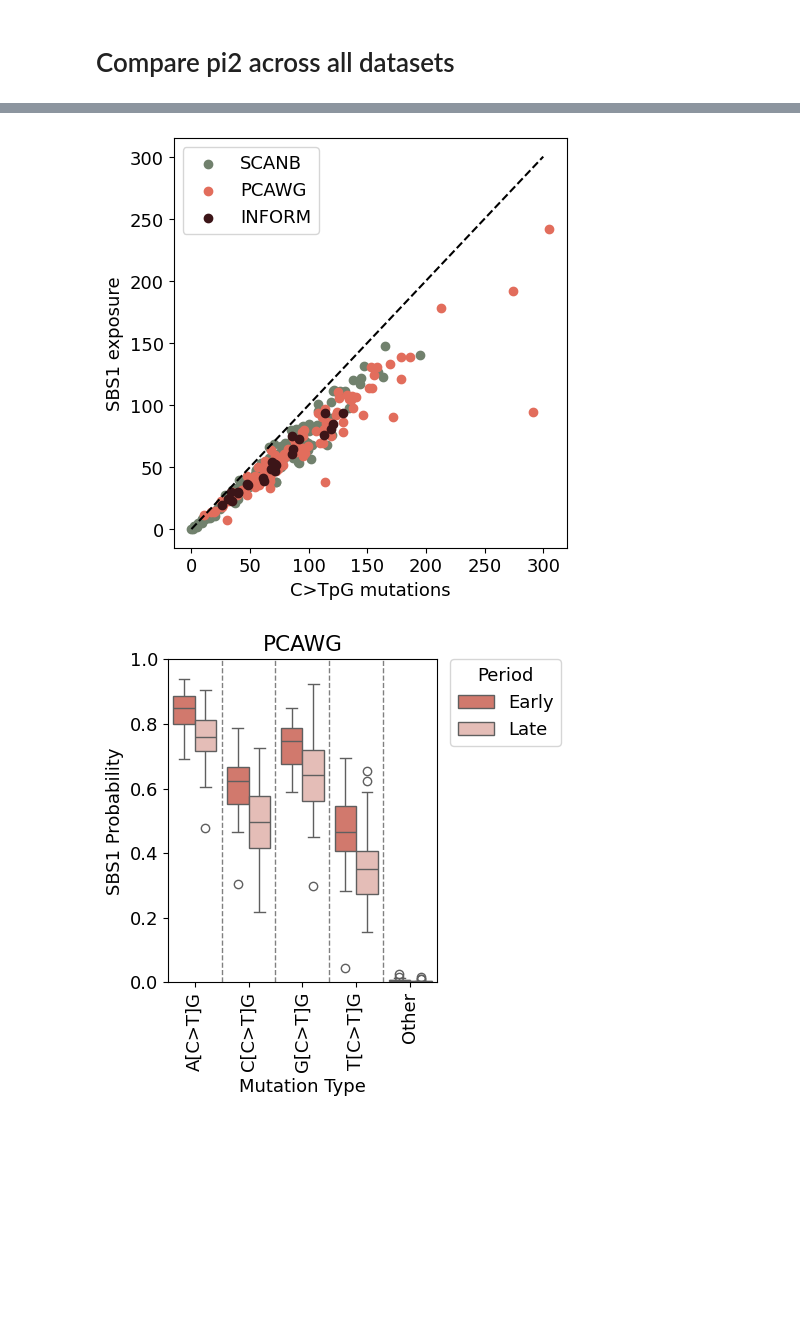
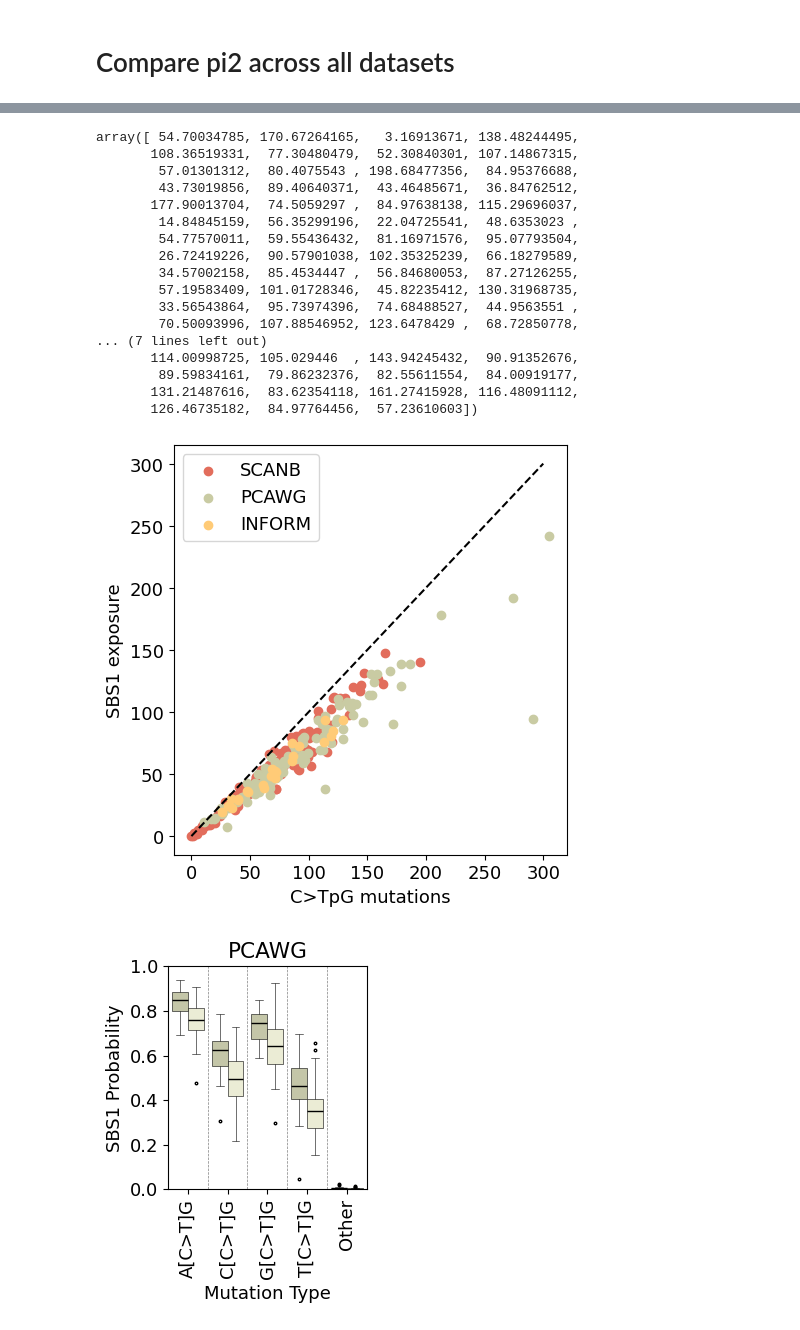
Before and after one commit to michandreop/HRDTimer, a Jupyter notebook: notebooks/paper_figures/Fig1.ipynb, the cells around one changed output, grey strips where cells are left out. Cells and saved outputs as stored; diff of their text form; code cells hidden in the pictures; blank space fills up the shorter version.

```diff
--- a/notebooks/paper_figures/Fig1.ipynb
+++ b/notebooks/paper_figures/Fig1.ipynb
@@ -115,9 +115,9 @@ In a future version of pandas all arguments of StringMethods.split except for th
 # Compare WGDTime (SBS1 and CpG) across three datasets breast
 # %%
 files = {
-    'INFORM': "INFORM_germline_filtered_Breast_WGD_HRD_TimingResults_v9_timing_nboot200.csv",
-    'SCANB': "SCANB_unfiltered_Breast_WGD_HRD_TimingResults_v9_timing_nboot200.csv",
-    'PCAWG': "PCAWG_Breast_WGD_HRD_TimingResults_v9_timing_nboot200.csv"
+    'SCANB': "/Users/michail/HMS Dropbox/Michail Andreopoulos/HRDTimer/data/output/SCANB_unfiltered_Breast_WGD_HRD_TimingResults_v9_timing_nboot200.csv",
+    'PCAWG': "/Users/michail/HMS Dropbox/Michail Andreopoulos/HRDTimer/data/output/PCAWG_Breast_WGD_HRD_TimingResults_timing_nboot200_0001.csv",
+    'INFORM': "/Users/michail/HMS Dropbox/Michail Andreopoulos/HRDTimer/data/output/INFORM_germline_filtered_Breast_WGD_HRD_TimingResults_v9_timing_nboot200.csv"
 }
 
 df_all = pd.concat([
@@ -145,7 +145,7 @@ plt.ylabel("WGDTime (C>TpG)")
 plt.title("WGDTime CpG vs SBS1 — All Datasets")
 plt.xlim(0, 1.02), plt.ylim(0, 1.02)
 plt.legend(), plt.tight_layout()
-plt.savefig("AAA_Apr25_plots/All_Cohorts_CpG_vs_SBS1.pdf", format='pdf', bbox_inches='tight')
+#plt.savefig("AAA_Apr25_plots/All_Cohorts_CpG_vs_SBS1.pdf", format='pdf', bbox_inches='tight')
 plt.show()
 # %% [output]
 [figure]
@@ -302,3 +374,23 @@ plt.show()
+# %%
+x
+# %% [output]
+array([ 54.70034785, 170.67264165,   3.16913671, 138.48244495,
+       108.36519331,  77.30480479,  52.30840301, 107.14867315,
+        57.01301312,  80.4075543 , 198.68477356,  84.95376688,
+        43.73019856,  89.40640371,  43.46485671,  36.84762512,
+       177.90013704,  74.5059297 ,  84.97638138, 115.29696037,
+        14.84845159,  56.35299196,  22.04725541,  48.6353023 ,
+        54.77570011,  59.55436432,  81.16971576,  95.07793504,
+        26.72419226,  90.57901038, 102.35325239,  66.18279589,
+        34.57002158,  85.4534447 ,  56.84680053,  87.27126255,
+        57.19583409, 101.01728346,  45.82235412, 130.31968735,
+        33.56543864,  95.73974396,  74.68488527,  44.9563551 ,
+        70.50093996, 107.88546952, 123.6478429 ,  68.72850778,
+... (7 lines left out)
+       114.00998725, 105.029446  , 143.94245432,  90.91352676,
+        89.59834161,  79.86232376,  82.55611554,  84.00919177,
+       131.21487616,  83.62354118, 161.27415928, 116.48091112,
+       126.46735182,  84.97764456,  57.23610603])
 # %%
 def parse_list(s): return np.array(eval(s, {"nan": np.nan}), dtype=float)
 
@@ -321,6 +413,7 @@ plot_df = pd.DataFrame(records)
 # Plotting
 plt.figure(figsize=(5, 5))
 colors = {'INFORM': '#3c1518', 'SCANB': '#71816d', 'PCAWG': '#e26d5c'}
+colors = {'SCANB': '#e26d5c', 'PCAWG': '#c9cba3','INFORM': '#ffcb77'}
 
 for d in plot_df['Dataset'].unique():
     sub = plot_df[plot_df['Dataset'] == d]
@@ -331,15 +424,15 @@ plt.ylabel("SBS1 exposure")
 plt.xlabel("C>TpG mutations")
 plt.legend()
 plt.tight_layout()
-plt.savefig("AAA_Apr25_plots/All_cohorts_CpG_vs_SBS1.pdf", format='pdf', bbox_inches='tight')
+plt.savefig("/Users/michail/HMS Dropbox/Michail Andreopoulos/HRDTimer/data/output/output_plots/All_cohorts_CpG_vs_SBS1.pdf", format='pdf', bbox_inches='tight')
 plt.show()
 # %% [output]
-[figure, old version]
+[figure, new version]
 # %%
 contexts = ['A[C>T]G', 'C[C>T]G', 'T[C>T]G', 'G[C>T]G']
-ids_to_include = pd.read_csv("PCAWG_Breast_WGD_HRD_TimingResults_v9_timing_nboot200.csv")['ID'].tolist()
-early_dir = 'AA_NEW_TEST_RUN_PCAWG_Apr25_v2/Breast/timing/SignatureFitting/Early/probabilities/'
-late_dir = 'AA_NEW_TEST_RUN_PCAWG_Apr25_v2/Breast/timing/SignatureFitting/Late/probabilities/'
+ids_to_include = pd.read_csv("/Users/michail/HMS Dropbox/Michail Andreopoulos/HRDTimer/data/output/PCAWG_Breast_WGD_HRD_TimingResults_timing_nboot200_0001.csv")['ID'].tolist()
+early_dir = '/Volumes/extSSD/park_lab/HRDTimer_Analysis/AA_NEW_TEST_RUN_PCAWG_Apr25_v2/Breast/timing/SignatureFitting/Early/probabilities/'
+late_dir = '/Volumes/extSSD/park_lab/HRDTimer_Analysis/AA_NEW_TEST_RUN_PCAWG_Apr25_v2/Breast/timing/SignatureFitting/Late/probabilities/'
 
 def process_file(file_path, period):
     df = pd.read_csv(file_path, sep='\t')
@@ -349,40 +442,47 @@ def process_file(file_path, period):
     df_other.loc[:, 'MutationType'], df_other.loc[:, 'Period'] = 'Other', period
     other_mean = df_other['SBS1'].mean()
     df_other_mean = pd.DataFrame({'MutationType': ['Other'], 'SBS1': [other_mean], 'Period': [period], 'ID': ['Mean']})
     df_selected = pd.concat([df_selected, df_other_mean])
     file_name = os.path.basename(file_path)
     sample_id = file_name.split('_')[1]
     df_selected.loc[:, 'ID'] = sample_id
     return df_selected[['MutationType', 'SBS1', 'Period', 'ID']]
 
 early_data = [process_file(os.path.join(early_dir, f), 'Early') for f in os.listdir(early_dir) if f.endswith('.txt')]
 late_data = [process_file(os.path.join(late_dir, f), 'Late') for f in os.listdir(late_dir) if f.endswith('.txt')]
 
 all_data = pd.concat(early_data + late_data)
 filtered_data = all_data[all_data['ID'].isin(ids_to_include)]
 
-plt.figure(figsize=(5, 5))
+plt.figure(figsize=(3, 4))
 palette = {
-    'Early': '#e26d5c',
-    'Late': to_rgba('#ebb7b0', alpha=0.1)  # Set alpha for 'Late' separately
+    'Early': '#c9cba3',
+    'Late': to_rgba('#eef0d1', alpha=0.1)  # Set alpha for 'Late' separately
 }
-sns.boxplot(x='MutationType', y='SBS1', hue='Period', data=filtered_data, palette=palette)
+sns.boxplot(x='MutationType', y='SBS1', hue='Period', data=filtered_data, palette=palette, fliersize=1.8,
+            boxprops=dict(edgecolor='black', linewidth=0.4),
+            whiskerprops=dict(color='black',  linewidth=0.4),
+            capprops=dict(color='black', linewidth=0.4),
+            medianprops=dict(color='black'),
+            flierprops=dict(markeredgecolor='black', linewidth=0.5)
+)
 
 # Separate each context with a vertical dashed line
 context_count = len(contexts) + 1  # Including the 'Other' context
 for i in range(1, context_count):
-    plt.axvline(x=i - 0.5, color='grey', linestyle='--', linewidth=1)
+    plt.axvline(x=i - 0.5, color='grey', linestyle='--', linewidth=.5)
 
 plt.ylim(0, 1)
 plt.title('PCAWG')
 plt.xlabel('Mutation Type')
 plt.ylabel('SBS1 Probability')
-plt.legend(title='Period', loc='upper left', bbox_to_anchor=(1.05, 1), borderaxespad=0.)
+#plt.legend(title='Period', loc='upper left', bbox_to_anchor=(1.05, 1), borderaxespad=0.)
+plt.legend().set_visible(False)
 plt.xticks(rotation=90)
 plt.tight_layout()
-plt.savefig("AAA_Apr25_plots/SBS1_PCAWG_prob.pdf", format='pdf', bbox_inches='tight')
+plt.savefig("/Users/michail/HMS Dropbox/Michail Andreopoulos/HRDTimer/data/output/output_plots/SBS1_PCAWG_prob.pdf", format='pdf', bbox_inches='tight')
 plt.show()
 # %% [output]
-[figure, old version]
+[figure, new version]
 # %%
 contexts = ['A[C>T]G', 'C[C>T]G', 'T[C>T]G', 'G[C>T]G']
```
Also changed, not shown: parts of 6 cells of this notebook, 17 other files.
